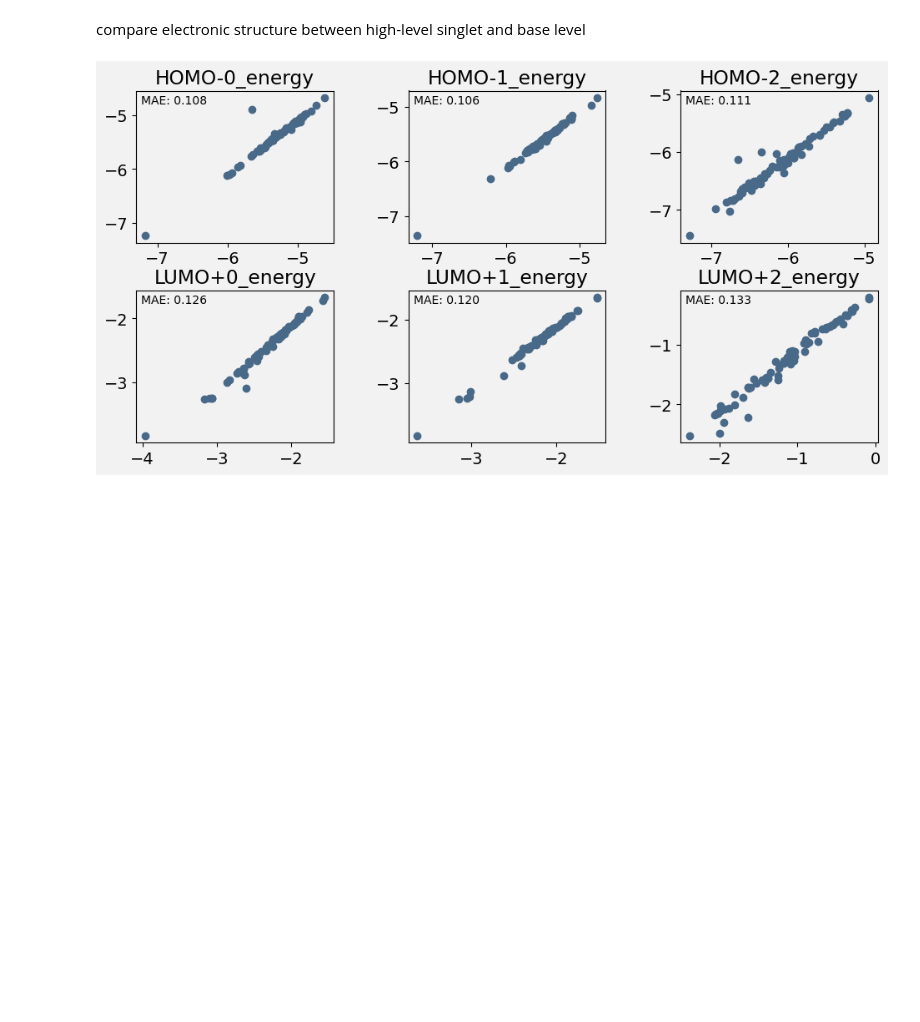
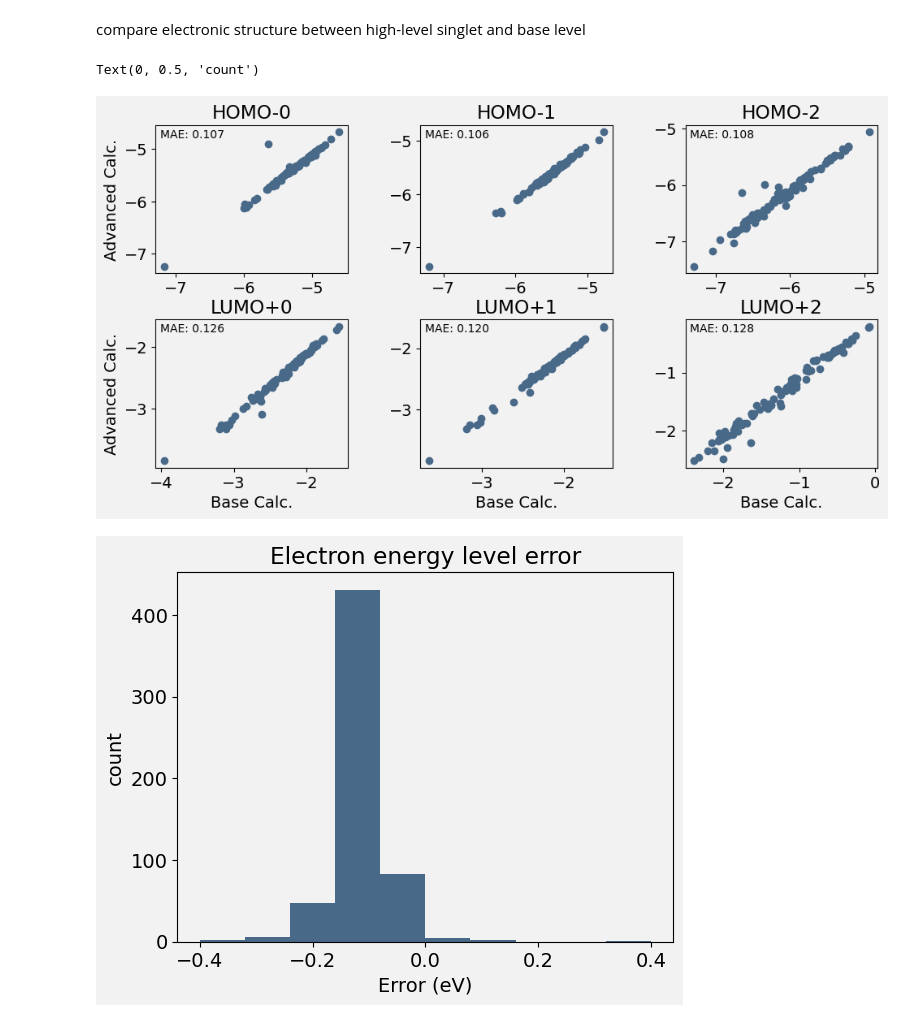
Before and after one commit to ajr15/PorCrystalStructures, a Jupyter notebook: src/notebooks/main.ipynb, the cells around one changed output. Cells and saved outputs as stored; diff of their text form; code cells hidden in the pictures; blank space fills up the shorter version.

```diff
--- a/src/notebooks/main.ipynb
+++ b/src/notebooks/main.ipynb
@@ -75,7 +75,7 @@ def orca_properties_df(session, sids, source: str):
 
 def complex_details(session, sid):
     metal = session.query(Substituent.substituent).filter(Substituent.structure == sid).filter(Substituent.position == "metal").all()[0][0][1:-1]
-    coordination = 6 - session.query(SubstituentProperty).filter(SubstituentProperty.position == "axial").filter(SubstituentProperty.structure == sid).count()
+    coordination = 6 - session.query(Substituent).filter(Substituent.position == "axial").filter(Substituent.structure == sid).count()
     d_population = session.query(SubstituentProperty.value).filter(SubstituentProperty.property == "d_population").filter(SubstituentProperty.structure == sid).first()
     if d_population is not None:
         d_population = d_population[0]
@@ -114,17 +114,11 @@ def scatter_plot(x, y, ax=None, xname=None, yname=None, add_fitted_line=False, a
         fitted_x = [min(x), max(x)]
         ax.plot(fitted_x, fitted_x, color=linecolor, linestyle=linestyle)
 
-def get_sids(session, have_dft: bool=True, have_electronic_structure: bool=False, only_singlet: bool=True):
+def get_sids(session, have_dft: bool=True, have_electronic_structure: bool=False):
     q = session.query(Structure.id)
     if have_dft:
         q = q.filter(Structure.orca_out != None)
     if have_electronic_structure:
         q = session.query(StructureProperty.structure).filter(StructureProperty.source.like("orca_property/S%")).distinct()
     sids = set([x[0] for x in q.all()])
-    if only_singlet:
-        ajr = session.query(SubstituentProperty.structure).\
-            filter(SubstituentProperty.property == 'd_population').\
-                filter((SubstituentProperty.value == 6) | (SubstituentProperty.value % 2 == 1)).all()
-        ajr = set([x[0] for x in ajr] + ["QARCOD"])
-        sids = sids - ajr
     return list(sids)
@@ -369,7 +401,7 @@ Text(0, 0.5, 'Energy (eV)')
 # %% [markdown]
 # Advanced calculation structure analysis
 # %%
-sids = get_sids(session, have_electronic_structure=True, only_singlet=False)
+sids = get_sids(session, have_electronic_structure=True)
 # %%
 singlet = orca_properties_df(session, sids, "orca_property/S1")
 triplet = orca_properties_df(session, sids, "orca_property/S3")
@@ -413,15 +484,28 @@ compare electronic structure between high-level singlet and base level
 # %%
 base_calc = orca_properties_df(session, sids, "orca_property/base_calc")
 fig, axs = plt.subplots(nrows=2, ncols=3, figsize=(10, 5))
+errors = []
 plt.tight_layout()
 cols = ["HOMO-", "LUMO+"]
 for i in range(2):
     for j in range(3):
         col = "{}{}_energy".format(cols[i], j)
         base_vals = base_calc.loc[singlet.index, col]
         axs[i, j].scatter(base_vals, singlet[col])
-        axs[i, j].set_title(col)
+        axs[i, j].set_title(col.split("_")[0])
+        errors += list(singlet[col] - base_vals)
         mae = np.mean(np.abs(singlet[col] - base_vals))
         axs[i, j].text(0.025, 0.975, f"MAE: {mae:.3f}", transform=axs[i, j].transAxes, fontsize=10, verticalalignment='top')
+        if i == 1:
+            axs[i, j].set_xlabel("Base Calc.")
+        if j == 0:
+            axs[i, j].set_ylabel("Advanced Calc.")
+plt.figure()
+plt.hist(errors, range=(-0.4, 0.4))
+plt.title("Electron energy level error")
+plt.xlabel("Error (eV)")
+plt.ylabel("count")
 # %% [output]
+Text(0, 0.5, 'count')
-[figure, old version]
+[figure, new version]
+[figure, added]
```
Also changed, not shown: parts of 17 cells of this notebook, 4 other files.
